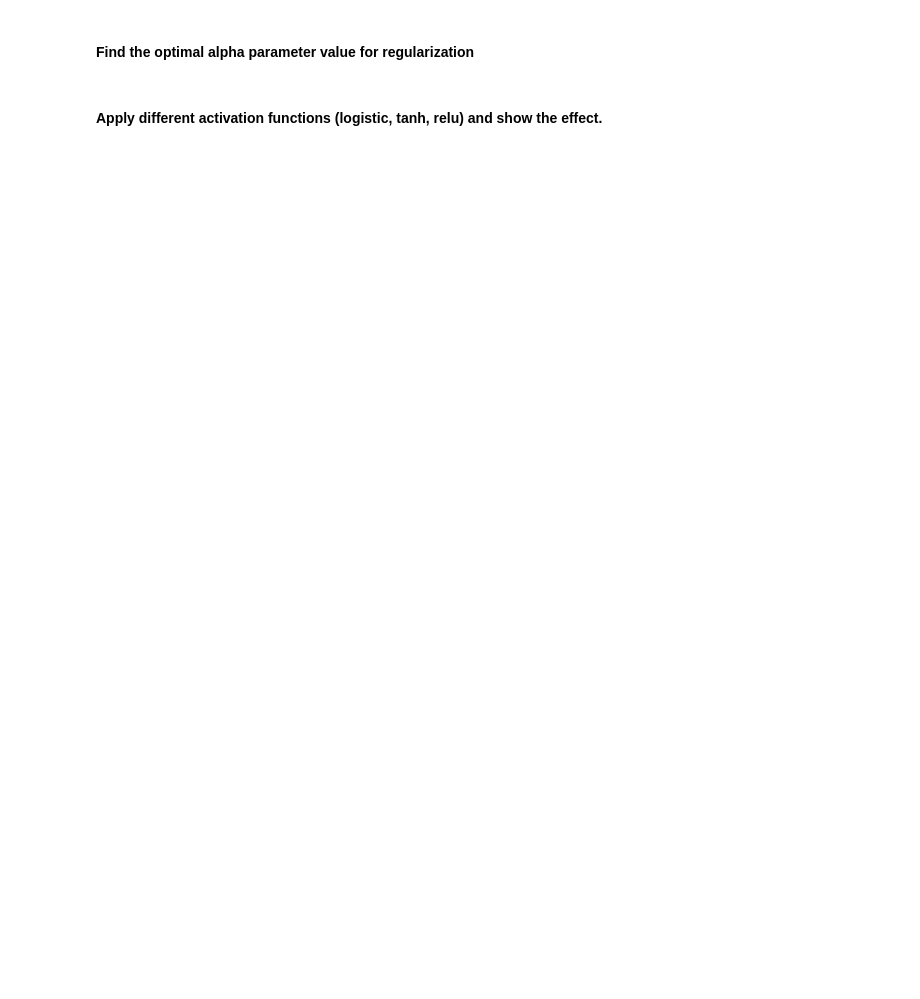
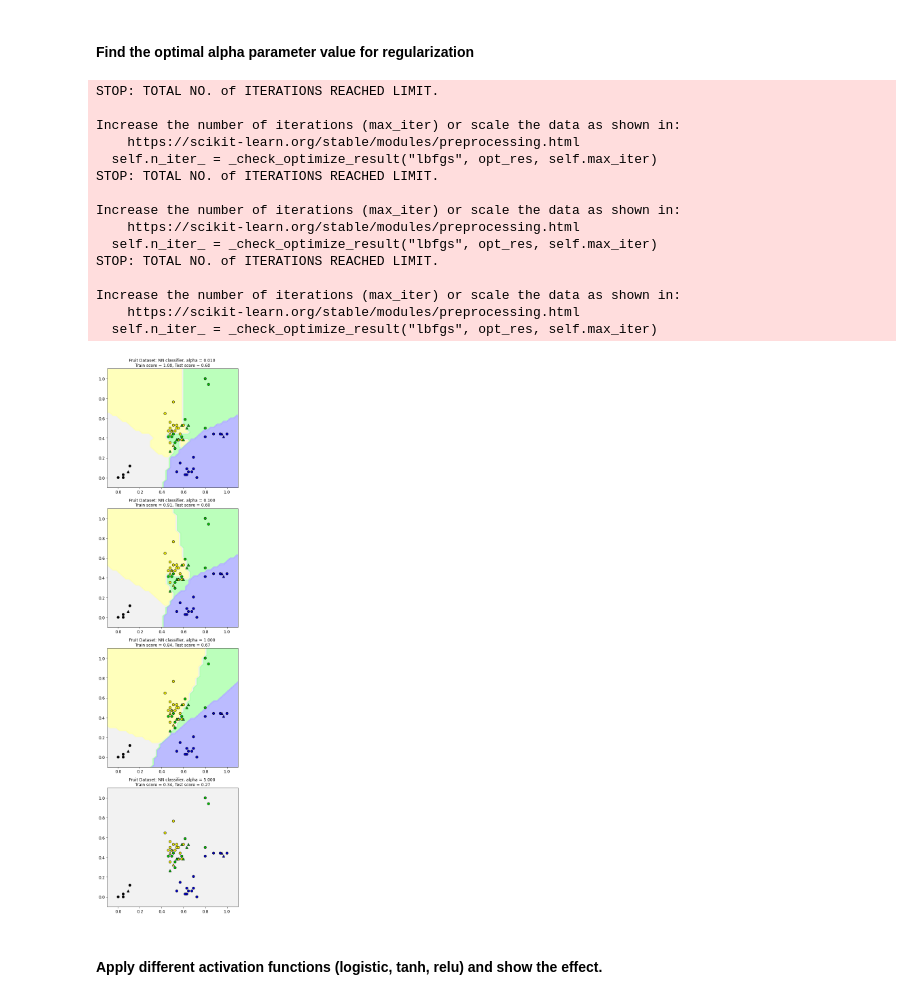
Before and after one commit to alarsen123/ML-HW, a Jupyter notebook: ME7_NN/ME7_NN/NN_basic.ipynb, the cells around one changed output. Saved outputs shown, nothing was run; the diff lists cells and outputs as text; code cells hidden in the pictures; blank space fills up the shorter version.

```diff
--- a/ME7_NN/ME7_NN/NN_basic.ipynb
+++ b/ME7_NN/ME7_NN/NN_basic.ipynb
@@ -856,4 +889,35 @@ Increase the number of iterations (max_iter) or scale the data as shown in:
 # %% [markdown]
 #### Find the optimal alpha parameter value for regularization
+# %%
+fig, subaxes = plt.subplots(4, 1, figsize=(6, 23))
+
+for this_alpha, axis in zip([0.01, 0.1, 1.0, 5.0], subaxes):
+    nnclf = MLPClassifier(solver='lbfgs', activation = 'tanh',
+                          alpha = this_alpha,
+                          hidden_layer_sizes = [100, 100],
+                          random_state = 0).fit(X_train_scaled, y_train)
+
+    title = 'Fruit Dataset: NN classifier, alpha = {:.3f} '.format(this_alpha)
+
+    plot_class_regions_for_classifier_subplot(nnclf, X_train_scaled, y_train,
+                                              X_test_scaled, y_test, title, axis)
+    plt.tight_layout()
+# %% [output]
+STOP: TOTAL NO. of ITERATIONS REACHED LIMIT.
+
+Increase the number of iterations (max_iter) or scale the data as shown in:
+    https://scikit-learn.org/stable/modules/preprocessing.html
+  self.n_iter_ = _check_optimize_result("lbfgs", opt_res, self.max_iter)
+STOP: TOTAL NO. of ITERATIONS REACHED LIMIT.
+
+Increase the number of iterations (max_iter) or scale the data as shown in:
+    https://scikit-learn.org/stable/modules/preprocessing.html
+  self.n_iter_ = _check_optimize_result("lbfgs", opt_res, self.max_iter)
+STOP: TOTAL NO. of ITERATIONS REACHED LIMIT.
+
+Increase the number of iterations (max_iter) or scale the data as shown in:
+    https://scikit-learn.org/stable/modules/preprocessing.html
+  self.n_iter_ = _check_optimize_result("lbfgs", opt_res, self.max_iter)
+[figure, added]
 # %% [markdown]
 #### Apply different activation functions (logistic, tanh, relu) and show the effect.
```
Also changed, not shown: parts of 9 cells of this notebook.
